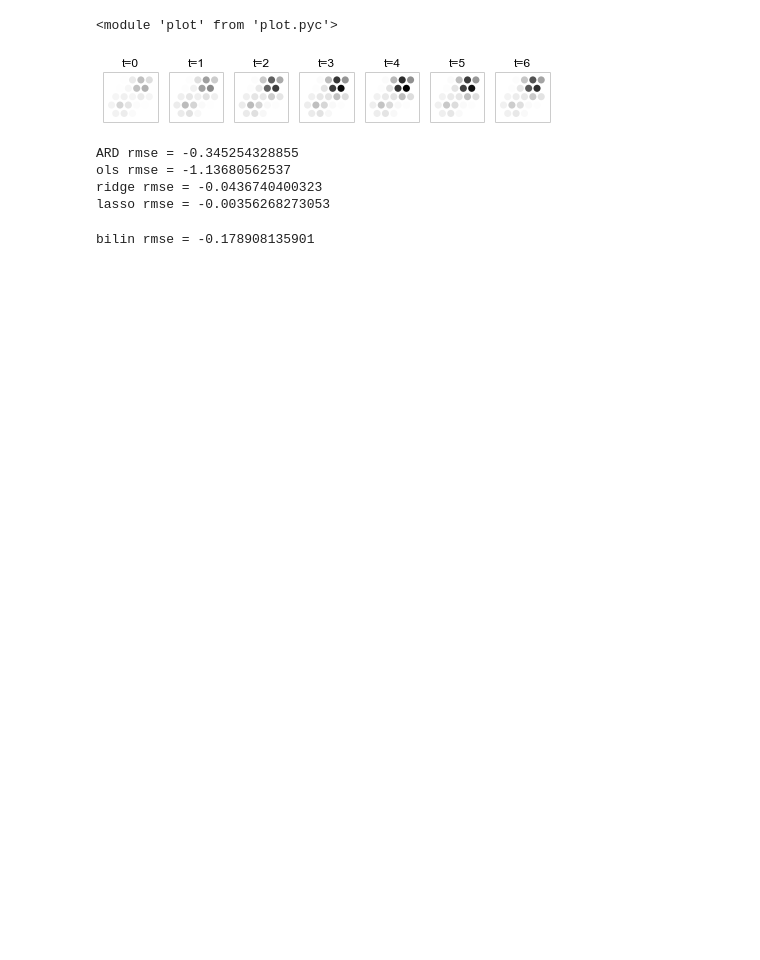
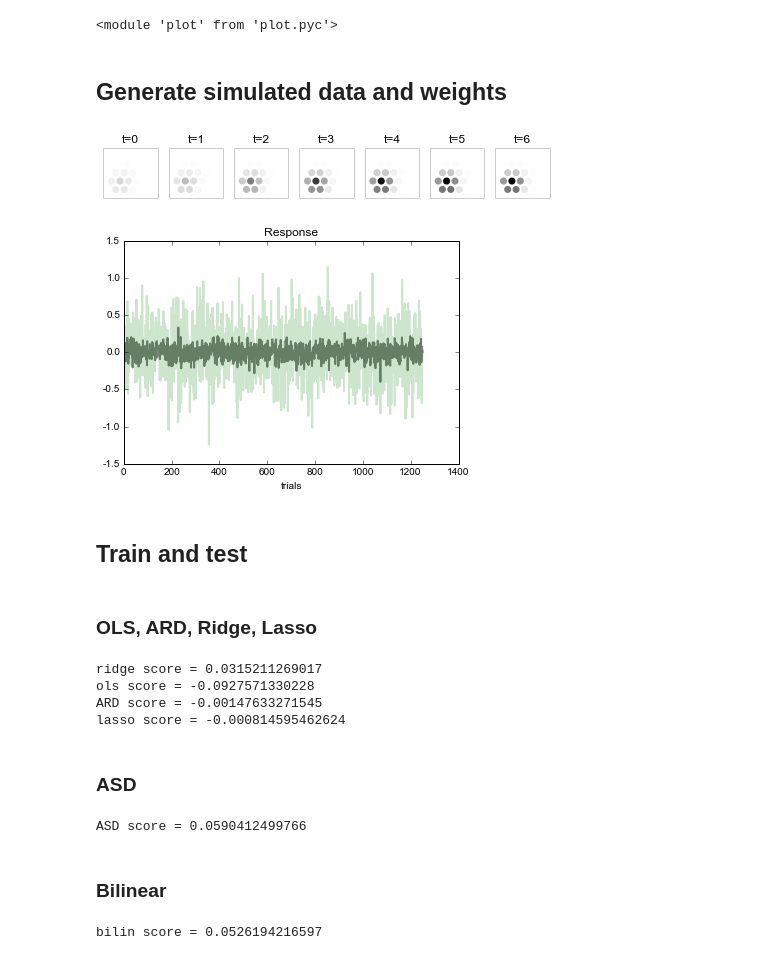
Before and after one commit to mobeets/pyASDRD, a Jupyter notebook: ASD FTW.ipynb, the cells around one changed output. Cells and saved outputs as stored; diff of their text form; code cells hidden in the pictures; blank space fills up the shorter version.

```diff
--- a/ASD FTW.ipynb
+++ b/ASD FTW.ipynb
@@ -13,24 +16,43 @@ reload(resp)
 reload(plot)
 # %% [output]
 <module 'plot' from 'plot.pyc'>
+# %% [markdown]
+## Generate simulated data and weights
 # %%
-n = 500
+n = 1250
 ns, nt = 7, 25
+ssq = 0.1
 s = stim.Stim(n, ns, nt)
-r = resp.Resp(s, signalType='rank-2')
+r = resp.Resp(s, signalType='rank-2', ssq=ssq)
 plot.plotFull(s.xy, r.wf)
+
+plt.title('Response')
+plt.plot(r.Ysig, 'k', alpha=0.5)
+plt.plot(r.Y, 'g', alpha=0.2)
+plt.xlabel('trials')
+plt.show()
 # %% [output]
-[figure, old version]
+[figure, new version]
+[figure, added]
+# %% [markdown]
+## Train and test
+# %% [markdown]
+### OLS, ARD, Ridge, Lasso
 # %%
 trainPct = 0.8
+splitSample = True
+fit_these = ['ols', 'ARD', 'ridge', 'lasso']
+
 (Xf0, Y0), (Xf1, Y1) = reg.trainAndTest(s.Xf, r.Y, trainPct=trainPct)
-
 fitters = {'ols': reg.OLS, 'ARD': reg.ARD, 'ridge': reg.Ridge, 'lasso': reg.Lasso}
+if not splitSample:
+    Xf1 = None
+    Y1 = None
 
 # init
 fs = {}
-for key, fcn in fitters.iteritems():
-    fs[key] = fcn(Xf0, Y0, Xf1, Y1)
+for key in fit_these:
+    fs[key] = fitters[key](Xf0, Y0, Xf1, Y1, label=key)
 
 # train
 for key, obj in fs.iteritems():
@@ -40,18 +62,34 @@ for key, obj in fs.iteritems():
 for key, obj in fs.iteritems():
     obj.predict()
     obj.score()
-    print '{0} rmse = {1}'.format(key, obj.rsq)
+print
 # %% [output]
-ARD rmse = -0.345254328855
-ols rmse = -1.13680562537
-ridge rmse = -0.0436740400323
-lasso rmse = -0.00356268273053
+ridge score = 0.0315211269017
+ols score = -0.0927571330228
+ARD score = -0.00147633271545
+lasso score = -0.000814595462624
+# %% [markdown]
+### ASD
+# %%
+Ds = s.D
+Ds = np.tile(Ds, [s.nt, s.nt])
+Ds += 2*np.random.rand(*Ds.shape)
+Dt = stim.Dt(s.nt, s.ns)
+fs['ASD'] = reg.ASD(Xf0, Y0, Xf1, Y1, Ds=Ds, label='ASD')
+fs['ASD'].fit()
+fs['ASD'].predict()
+fs['ASD'].score()
+print
+# %% [output]
+ASD score = 0.0590412499766
+# %% [markdown]
+### Bilinear
 # %%
 (X0, Y0), (X1, Y1) = reg.trainAndTest(s.X, r.Y, trainPct=trainPct)
-fs['bilin'] = reg.Bilinear(X0, Y0, X1, Y1)
+fs['bilin'] = reg.Bilinear(X0, Y0, X1, Y1, label='bilin')
 fs['bilin'].fit()
 fs['bilin'].predict()
 fs['bilin'].score()
-print '{0} rmse = {1}'.format('bilin', fs['bilin'].rsq)
+print
 # %% [output]
-bilin rmse = -0.178908135901
+bilin score = 0.0526194216597
```
Also changed, not shown: parts of 3 cells of this notebook, 5 other files.
